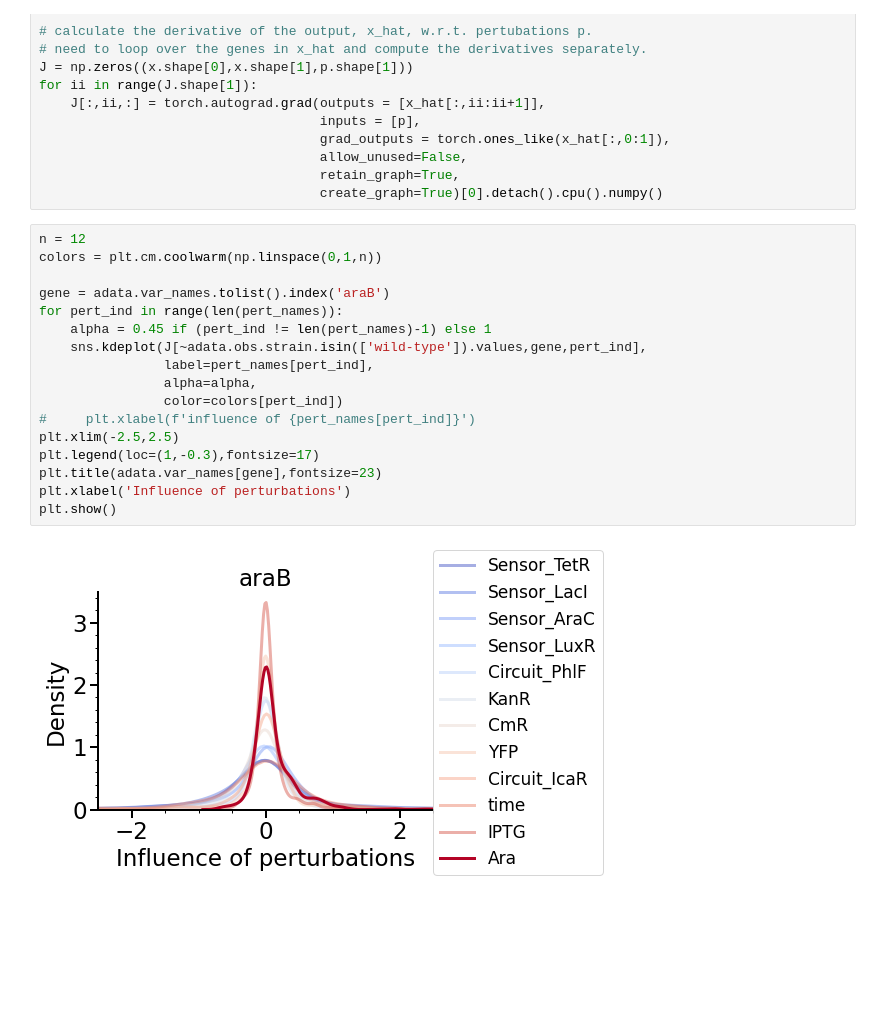
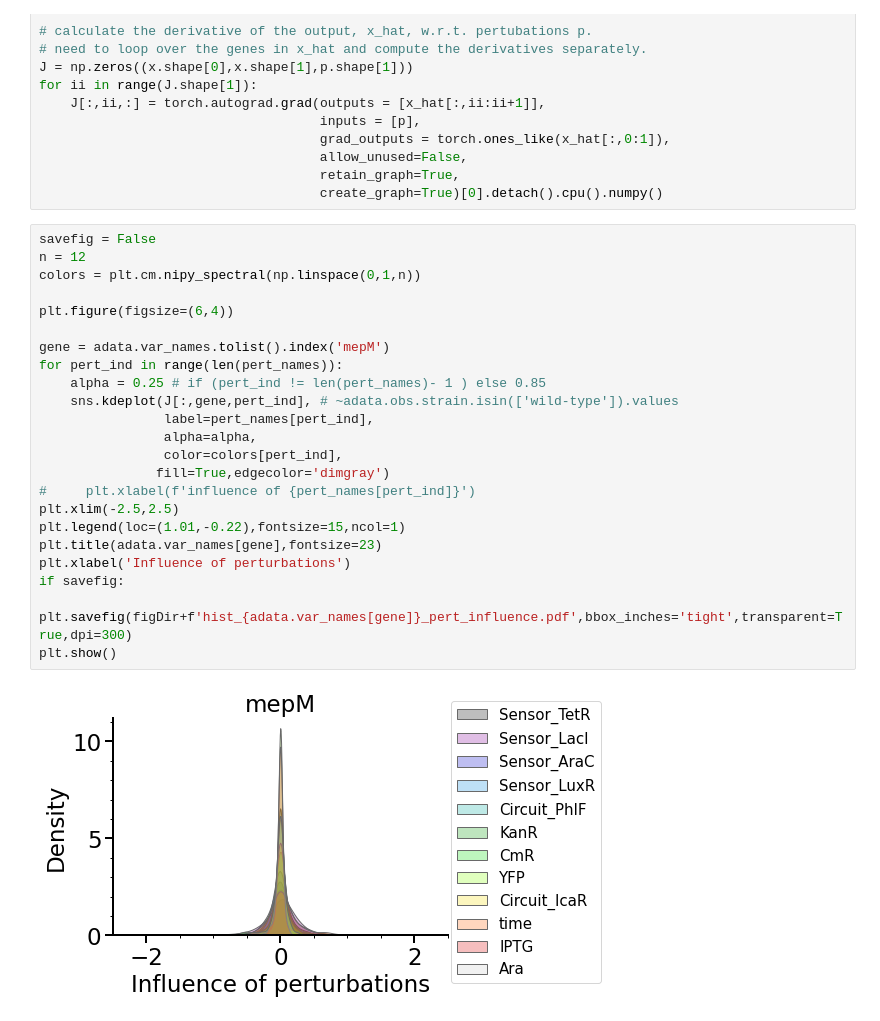
Before and after one commit to AqibHasnain/circuit-state, a Jupyter notebook: NAND_iterate/vae_cpa_notebook.ipynb, the cells around one changed output. Drawn from its saved outputs; the diff is of its cells as text; blank space fills up the shorter version.

```diff
--- a/NAND_iterate/vae_cpa_notebook.ipynb
+++ b/NAND_iterate/vae_cpa_notebook.ipynb
@@ -682,21 +687,27 @@ for ii in range(J.shape[1]):
                                     retain_graph=True,
                                     create_graph=True)[0].detach().cpu().numpy()
 # %%
+savefig = False
 n = 12
-colors = plt.cm.coolwarm(np.linspace(0,1,n))
+colors = plt.cm.nipy_spectral(np.linspace(0,1,n))
 
-gene = adata.var_names.tolist().index('araB')
+plt.figure(figsize=(6,4))
+
+gene = adata.var_names.tolist().index('mepM')
 for pert_ind in range(len(pert_names)):
-    alpha = 0.45 if (pert_ind != len(pert_names)-1) else 1
-    sns.kdeplot(J[~adata.obs.strain.isin(['wild-type']).values,gene,pert_ind],
+    alpha = 0.25 # if (pert_ind != len(pert_names)- 1 ) else 0.85
+    sns.kdeplot(J[:,gene,pert_ind], # ~adata.obs.strain.isin(['wild-type']).values
                 label=pert_names[pert_ind],
                 alpha=alpha,
-                color=colors[pert_ind])
+                color=colors[pert_ind],
+               fill=True,edgecolor='dimgray')
 #     plt.xlabel(f'influence of {pert_names[pert_ind]}')
 plt.xlim(-2.5,2.5)
-plt.legend(loc=(1,-0.3),fontsize=17)
+plt.legend(loc=(1.01,-0.22),fontsize=15,ncol=1)
 plt.title(adata.var_names[gene],fontsize=23)
 plt.xlabel('Influence of perturbations')
+if savefig:
+    plt.savefig(figDir+f'hist_{adata.var_names[gene]}_pert_influence.pdf',bbox_inches='tight',transparent=True,dpi=300)
 plt.show()
 # %% [output]
-[figure, old version]
+[figure, new version]
```
Also changed, not shown: parts of 2 cells of this notebook, 3 other files.
